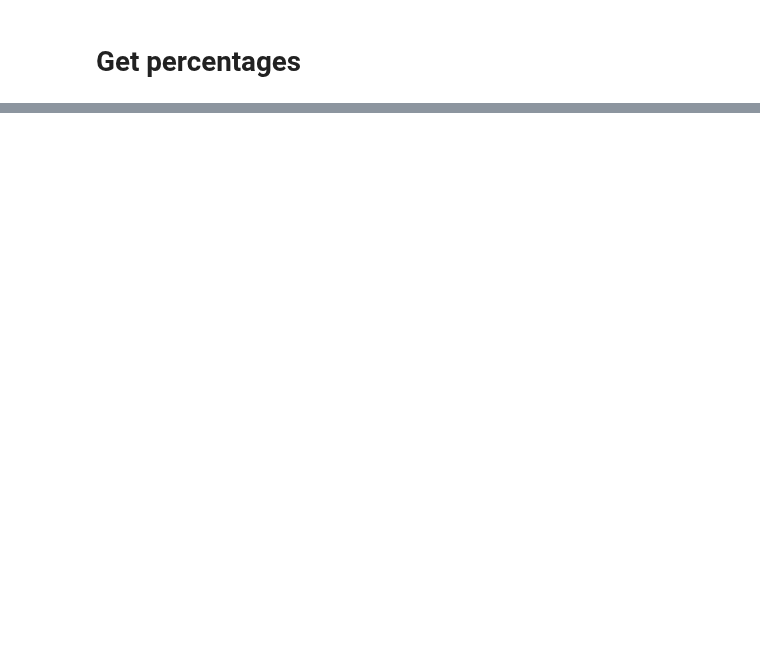
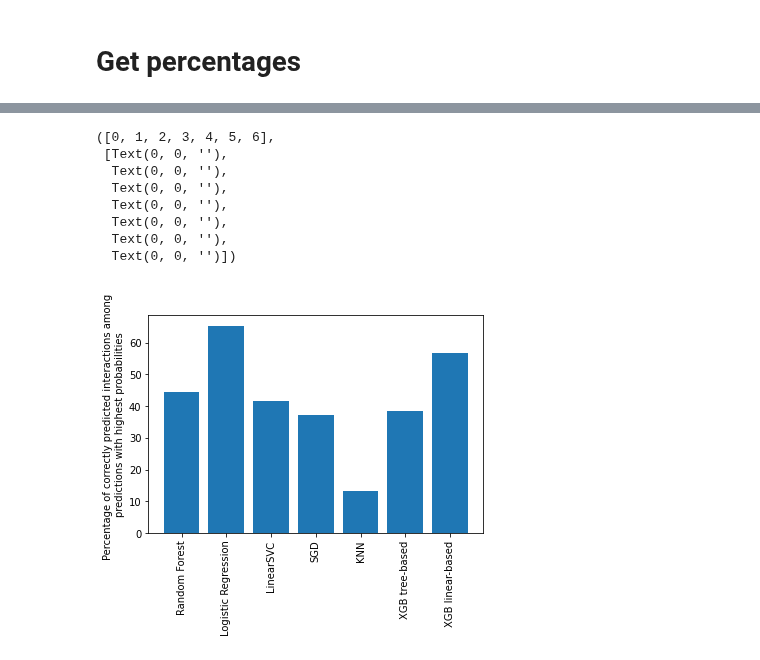
Before and after one commit to mikrzol/ML_bacteriophage_host_predicting, a Jupyter notebook: models_comparison.ipynb, the cells around one changed output, grey strips where cells are left out. Drawn from its saved outputs; the diff is of its cells as text; code cells hidden in the pictures; blank space fills up the shorter version.

```diff
--- a/models_comparison.ipynb
+++ b/models_comparison.ipynb
@@ -483,0 +437,24 @@ lrc_percentages
+# %%
+dfs=[
+        df_rfc,
+        df_lrc,
+        df_linsvc,
+        df_sgd,
+        df_knn,
+        df_xgb_tree,
+        df_xgb_lin
+]
+names=[
+        'Random Forest',
+        'Logistic Regression',
+        'LinearSVC',
+        'SGD',
+        'KNN',
+        'XGB tree-based',
+        'XGB linear-based'
+]
+# %%
+percentages_df = pd.DataFrame(index=names, columns=mf.get_correct_preds_percentages(df_rfc, orgs, names[0]).columns)
+# %%
+for i, df in enumerate(dfs):
+    percentages_df.loc[names[i]] = mf.get_correct_preds_percentages(df, orgs, names[i]).values
@@ -483,0 +472,15 @@ lrc_percentages
+# %%
+plt.bar(percentages_df.index, percentages_df['species_correct'])
+plt.ylabel(ylabel='Percentage of correctly predicted interactions among \npredictions with highest probabilities')
+plt.xticks(rotation=90)
+#plt.gca().grid('on')
+# %% [output]
+([0, 1, 2, 3, 4, 5, 6],
+ [Text(0, 0, ''),
+  Text(0, 0, ''),
+  Text(0, 0, ''),
+  Text(0, 0, ''),
+  Text(0, 0, ''),
+  Text(0, 0, ''),
+  Text(0, 0, '')])
+[figure, added]
```
Also changed, not shown: parts of 27 cells of this notebook.
